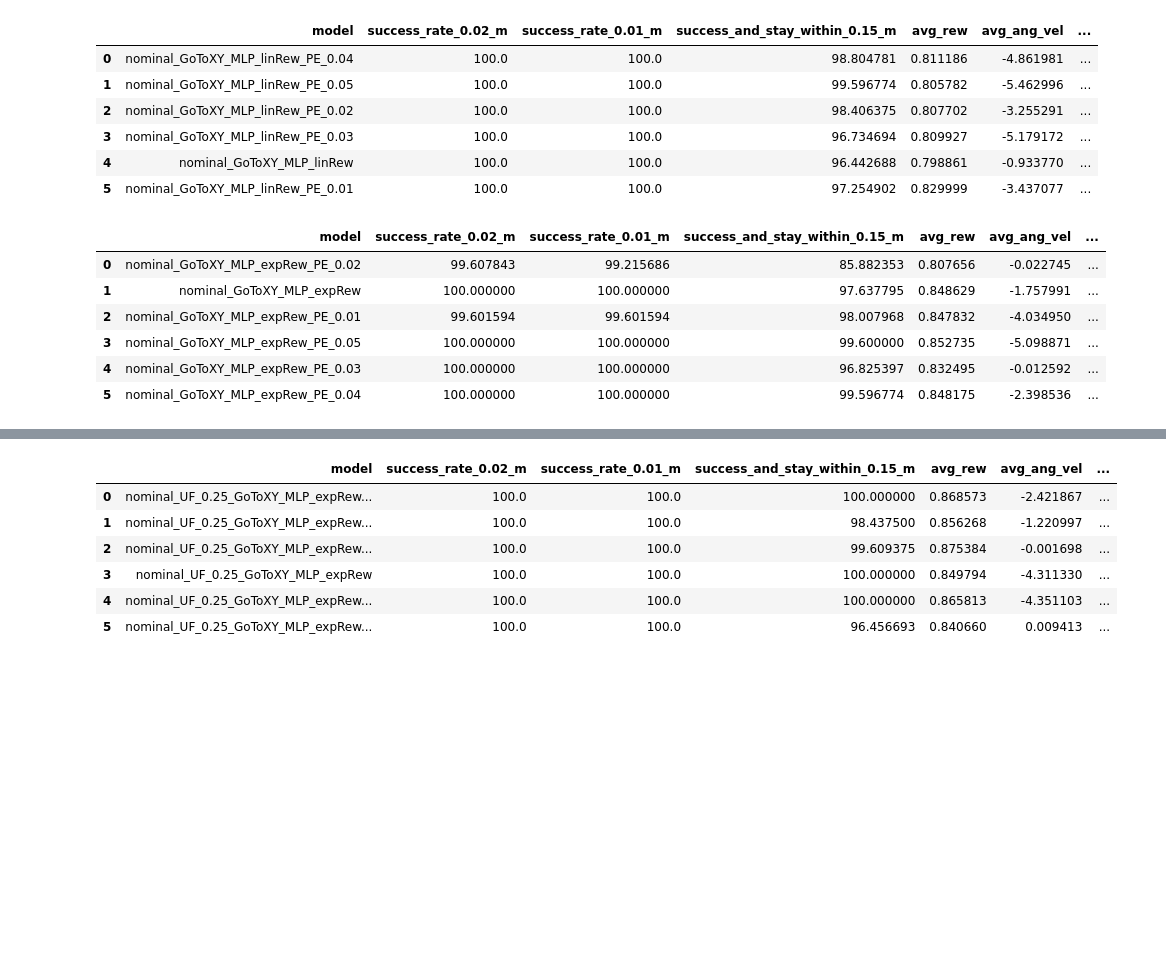
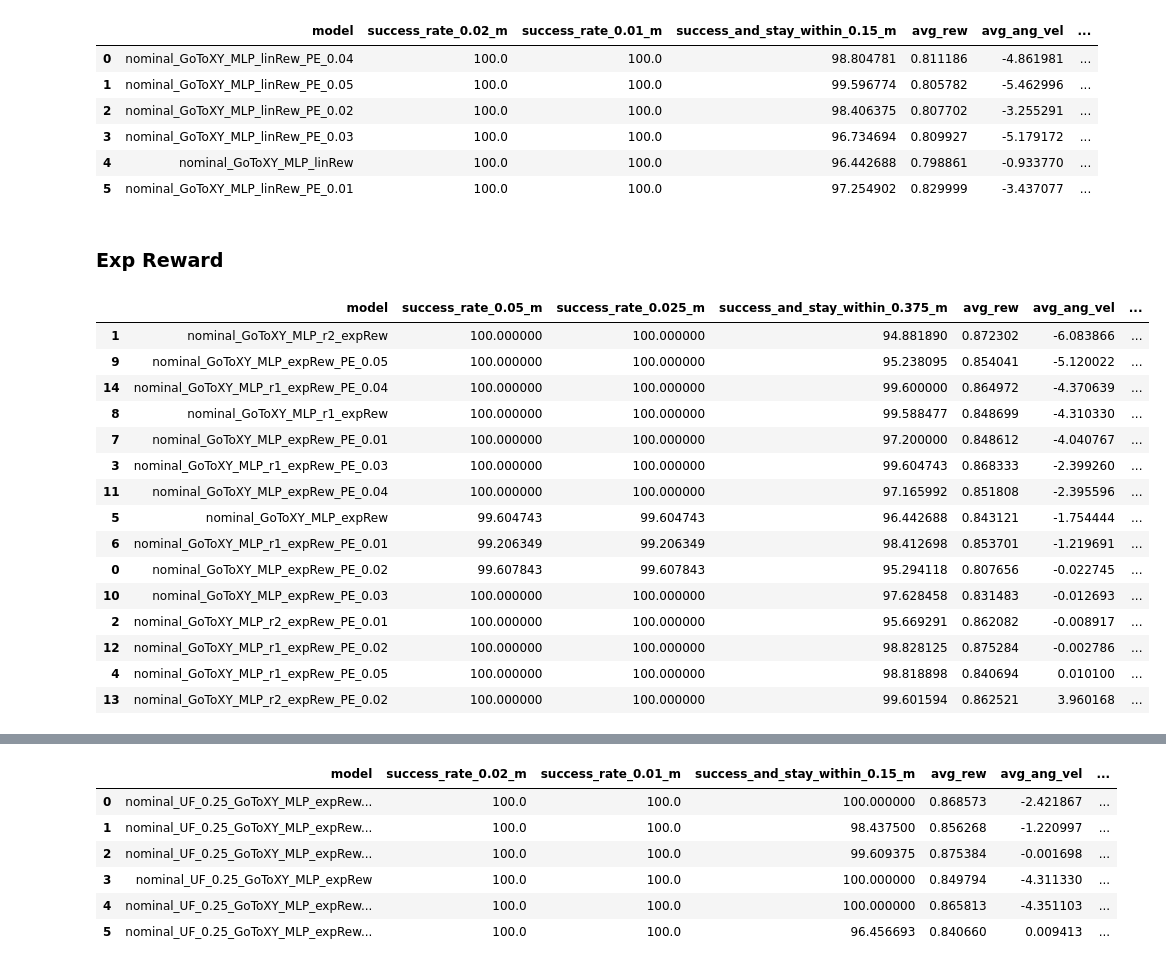
Before and after one commit to elharirymatteo/RANS, a Jupyter notebook: omniisaacgymenvs/utils/test_plots.ipynb, the cells around one changed output, grey strips where cells are left out. Drawn from its saved outputs; the diff is of its cells as text; code cells hidden in the pictures; blank space fills up the shorter version.

Commit message:
improving plot data, updated multi_model_eval

```diff
--- a/omniisaacgymenvs/utils/test_plots.ipynb
+++ b/omniisaacgymenvs/utils/test_plots.ipynb
@@ -107,14 +132,26 @@ res_multi_linR
 | 3 | nominal_GoToXY_MLP_linRew_PE_0.03 | 100.0 | 100.0 | 96.734694 | 0.809927 | -5.179172 | ... |
 | 4 | nominal_GoToXY_MLP_linRew | 100.0 | 100.0 | 96.442688 | 0.798861 | -0.933770 | ... |
 | 5 | nominal_GoToXY_MLP_linRew_PE_0.01 | 100.0 | 100.0 | 97.254902 | 0.829999 | -3.437077 | ... |
+# %% [markdown]
+### Exp Reward
 # %%
 res_multi_expR = pd.read_csv("../evaluations/icra24/expR/multi_model_performance.csv", index_col=[0])
+res_multi_expR = res_multi_expR.sort_values('avg_ang_vel')
 res_multi_expR
 # %% [output]
-|  | model | success_rate_0.02_m | success_rate_0.01_m | success_and_stay_within_0.15_m | avg_rew | avg_ang_vel | ... |
-| 0 | nominal_GoToXY_MLP_expRew_PE_0.02 | 99.607843 | 99.215686 | 85.882353 | 0.807656 | -0.022745 | ... |
-| 1 | nominal_GoToXY_MLP_expRew | 100.000000 | 100.000000 | 97.637795 | 0.848629 | -1.757991 | ... |
-| 2 | nominal_GoToXY_MLP_expRew_PE_0.01 | 99.601594 | 99.601594 | 98.007968 | 0.847832 | -4.034950 | ... |
-| 3 | nominal_GoToXY_MLP_expRew_PE_0.05 | 100.000000 | 100.000000 | 99.600000 | 0.852735 | -5.098871 | ... |
-| 4 | nominal_GoToXY_MLP_expRew_PE_0.03 | 100.000000 | 100.000000 | 96.825397 | 0.832495 | -0.012592 | ... |
-| 5 | nominal_GoToXY_MLP_expRew_PE_0.04 | 100.000000 | 100.000000 | 99.596774 | 0.848175 | -2.398536 | ... |
+|  | model | success_rate_0.05_m | success_rate_0.025_m | success_and_stay_within_0.375_m | avg_rew | avg_ang_vel | ... |
+| 1 | nominal_GoToXY_MLP_r2_expRew | 100.000000 | 100.000000 | 94.881890 | 0.872302 | -6.083866 | ... |
+| 9 | nominal_GoToXY_MLP_expRew_PE_0.05 | 100.000000 | 100.000000 | 95.238095 | 0.854041 | -5.120022 | ... |
+| 14 | nominal_GoToXY_MLP_r1_expRew_PE_0.04 | 100.000000 | 100.000000 | 99.600000 | 0.864972 | -4.370639 | ... |
+| 8 | nominal_GoToXY_MLP_r1_expRew | 100.000000 | 100.000000 | 99.588477 | 0.848699 | -4.310330 | ... |
+| 7 | nominal_GoToXY_MLP_expRew_PE_0.01 | 100.000000 | 100.000000 | 97.200000 | 0.848612 | -4.040767 | ... |
+| 3 | nominal_GoToXY_MLP_r1_expRew_PE_0.03 | 100.000000 | 100.000000 | 99.604743 | 0.868333 | -2.399260 | ... |
+| 11 | nominal_GoToXY_MLP_expRew_PE_0.04 | 100.000000 | 100.000000 | 97.165992 | 0.851808 | -2.395596 | ... |
+| 5 | nominal_GoToXY_MLP_expRew | 99.604743 | 99.604743 | 96.442688 | 0.843121 | -1.754444 | ... |
+| 6 | nominal_GoToXY_MLP_r1_expRew_PE_0.01 | 99.206349 | 99.206349 | 98.412698 | 0.853701 | -1.219691 | ... |
+| 0 | nominal_GoToXY_MLP_expRew_PE_0.02 | 99.607843 | 99.607843 | 95.294118 | 0.807656 | -0.022745 | ... |
+| 10 | nominal_GoToXY_MLP_expRew_PE_0.03 | 100.000000 | 100.000000 | 97.628458 | 0.831483 | -0.012693 | ... |
+| 2 | nominal_GoToXY_MLP_r2_expRew_PE_0.01 | 100.000000 | 100.000000 | 95.669291 | 0.862082 | -0.008917 | ... |
+| 12 | nominal_GoToXY_MLP_r1_expRew_PE_0.02 | 100.000000 | 100.000000 | 98.828125 | 0.875284 | -0.002786 | ... |
+| 4 | nominal_GoToXY_MLP_r1_expRew_PE_0.05 | 100.000000 | 100.000000 | 98.818898 | 0.840694 | 0.010100 | ... |
+| 13 | nominal_GoToXY_MLP_r2_expRew_PE_0.02 | 100.000000 | 100.000000 | 99.601594 | 0.862521 | 3.960168 | ... |
```
Also changed, not shown: parts of 10 cells of this notebook, 4 other files.
